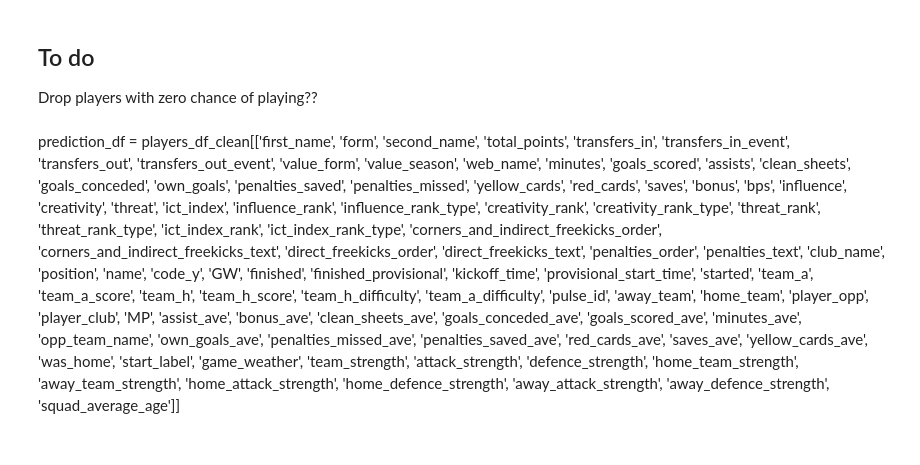
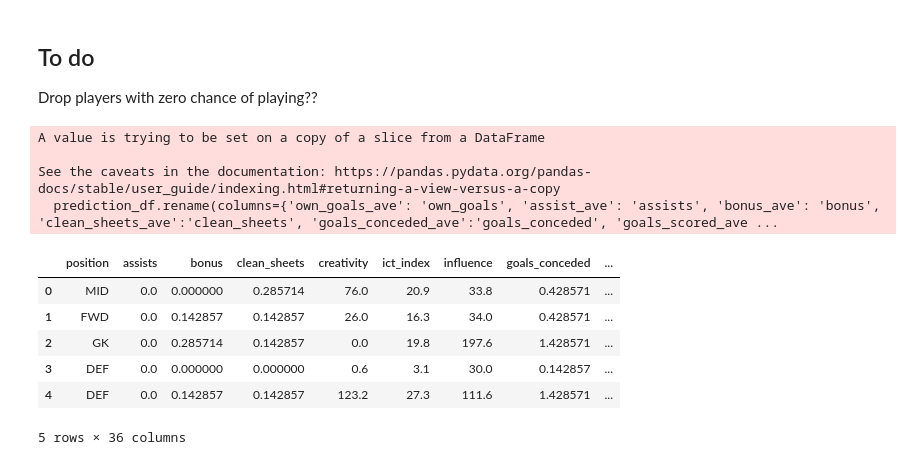
Before and after one commit to laniyadapo/FantasyPremierLeague, a Jupyter notebook: fantasy_test.ipynb, the cells around one changed output. Drawn from its saved outputs; the diff is of its cells as text; code cells hidden in the pictures.

```diff
--- a/fantasy_test.ipynb
+++ b/fantasy_test.ipynb
@@ -1070,32 +1182,32 @@ array([100.,  25.,   0.,  50.,  75.])
 # %% [markdown]
 ## To do
 Drop players with zero chance of playing??
-# %% [markdown]
-
-prediction_df = players_df_clean[['first_name', 'form',
-       'second_name', 'total_points', 'transfers_in',
-       'transfers_in_event', 'transfers_out', 'transfers_out_event',
-       'value_form', 'value_season', 'web_name', 'minutes',
-       'goals_scored', 'assists', 'clean_sheets', 'goals_conceded',
-       'own_goals', 'penalties_saved', 'penalties_missed', 'yellow_cards',
-       'red_cards', 'saves', 'bonus', 'bps', 'influence', 'creativity',
-       'threat', 'ict_index', 'influence_rank', 'influence_rank_type',
-       'creativity_rank', 'creativity_rank_type', 'threat_rank',
-       'threat_rank_type', 'ict_index_rank', 'ict_index_rank_type',
-       'corners_and_indirect_freekicks_order',
-       'corners_and_indirect_freekicks_text', 'direct_freekicks_order',
-       'direct_freekicks_text', 'penalties_order', 'penalties_text',
-       'club_name', 'position', 'name', 'code_y', 'GW', 'finished',
-       'finished_provisional', 'kickoff_time', 'provisional_start_time',
-       'started', 'team_a', 'team_a_score', 'team_h', 'team_h_score',
-       'team_h_difficulty', 'team_a_difficulty', 'pulse_id', 'away_team',
-       'home_team', 'player_opp', 'player_club', 'MP', 'assist_ave',
-       'bonus_ave', 'clean_sheets_ave', 'goals_conceded_ave',
-       'goals_scored_ave', 'minutes_ave', 'opp_team_name',
-       'own_goals_ave', 'penalties_missed_ave', 'penalties_saved_ave',
-       'red_cards_ave', 'saves_ave', 'yellow_cards_ave', 'was_home',
-       'start_label', 'game_weather', 'team_strength', 'attack_strength',
-       'defence_strength', 'home_team_strength', 'away_team_strength',
-       'home_attack_strength', 'home_defence_strength',
-       'away_attack_strength', 'away_defence_strength',
-       'squad_average_age']]
+# %%
+
+prediction_df = players_df_clean[['position','assist_ave',
+       'bonus_ave', 'clean_sheets_ave', 'creativity', 'ict_index', 'influence', 'goals_conceded_ave',
+       'goals_scored_ave', 'minutes_ave', 'opp_team_name',
+       'own_goals_ave', 'penalties_missed_ave', 'penalties_saved_ave',
+       'red_cards_ave', 'saves_ave', 'yellow_cards_ave', 'transfers_in', 'transfers_out', 'threat', 'was_home',
+       'start_label', 'GW', 'club_name', 'form', 'game_weather', 'team_strength', 'attack_strength',
+       'defence_strength', 'home_team_strength', 'away_team_strength',
+       'home_attack_strength', 'home_defence_strength',
+       'away_attack_strength', 'away_defence_strength',
+       'squad_average_age']]
+# %%
+prediction_df.rename(columns={'own_goals_ave': 'own_goals', 'assist_ave': 'assists', 'bonus_ave': 'bonus', 'clean_sheets_ave':'clean_sheets', 'goals_conceded_ave':'goals_conceded', 'goals_scored_ave':'goals_scored', 'minutes_ave':'minutes', 'penalties_missed_ave': 'penalties_missed', 'penalties_saved_ave':'penalties_saved', 'red_cards_ave':'red_cards', 'saves_ave':'saves', 'yellow_cards_ave':'yellow_cards'}, inplace=True)
+# %% [output]
+A value is trying to be set on a copy of a slice from a DataFrame
+
+See the caveats in the documentation: https://pandas.pydata.org/pandas-docs/stable/user_guide/indexing.html#returning-a-view-versus-a-copy
+  prediction_df.rename(columns={'own_goals_ave': 'own_goals', 'assist_ave': 'assists', 'bonus_ave': 'bonus', 'clean_sheets_ave':'clean_sheets', 'goals_conceded_ave':'goals_conceded', 'goals_scored_ave ...
+# %%
+prediction_df.head()
+# %% [output]
+|  | position | assists | bonus | clean_sheets | creativity | ict_index | influence | goals_conceded | ... |
+| 0 | MID | 0.0 | 0.000000 | 0.285714 | 76.0 | 20.9 | 33.8 | 0.428571 | ... |
+| 1 | FWD | 0.0 | 0.142857 | 0.142857 | 26.0 | 16.3 | 34.0 | 0.428571 | ... |
+| 2 | GK | 0.0 | 0.285714 | 0.142857 | 0.0 | 19.8 | 197.6 | 1.428571 | ... |
+| 3 | DEF | 0.0 | 0.000000 | 0.000000 | 0.6 | 3.1 | 30.0 | 0.142857 | ... |
+| 4 | DEF | 0.0 | 0.142857 | 0.142857 | 123.2 | 27.3 | 111.6 | 1.428571 | ... |
+5 rows × 36 columns
```
Also changed, not shown: parts of 40 cells of this notebook, 4 other files.
